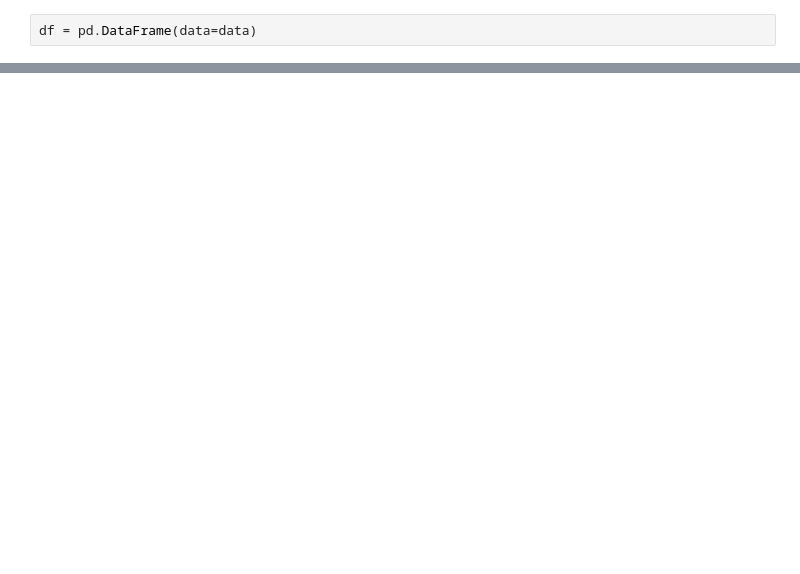
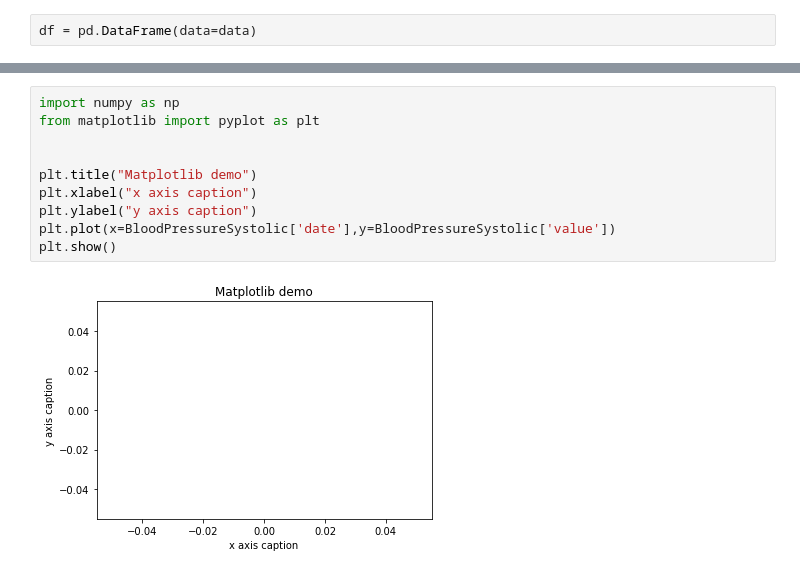
Before and after one commit to werowe/health, a Jupyter notebook: AppleHealth.ipynb, the cells around one changed output, grey strips where cells are left out. Drawn from its saved outputs; the diff is of its cells as text; blank space fills up the shorter version.

```diff
--- a/AppleHealth.ipynb
+++ b/AppleHealth.ipynb
@@ -30,0 +109,12 @@ display(HTML(df.to_html()))
+# %%
+import numpy as np
+from matplotlib import pyplot as plt
+
+
+plt.title("Matplotlib demo")
+plt.xlabel("x axis caption")
+plt.ylabel("y axis caption")
+plt.plot(x=BloodPressureSystolic['date'],y=BloodPressureSystolic['value'])
+plt.show()
+# %% [output]
+[figure, added]
```
Also changed, not shown: parts of 8 cells of this notebook.
